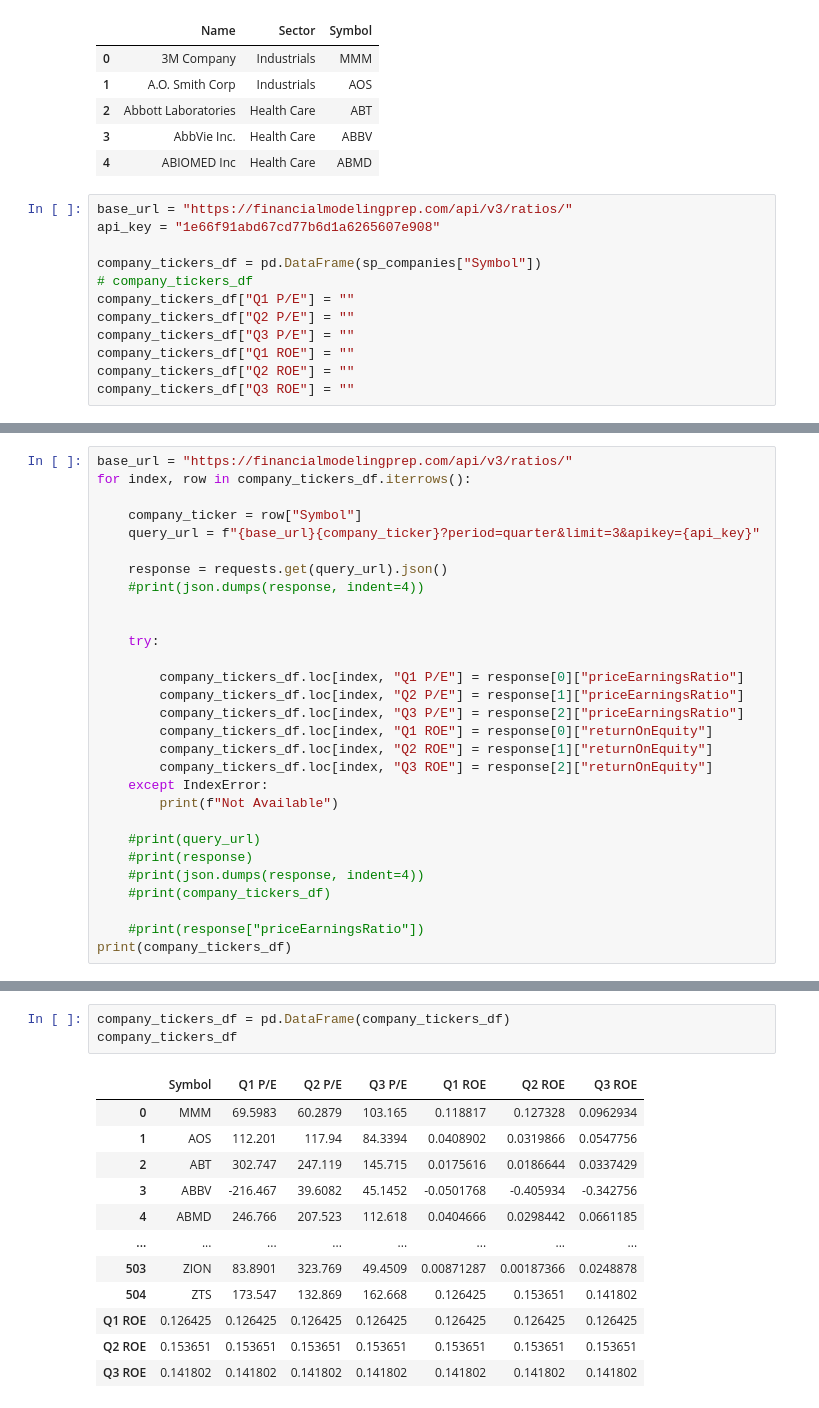
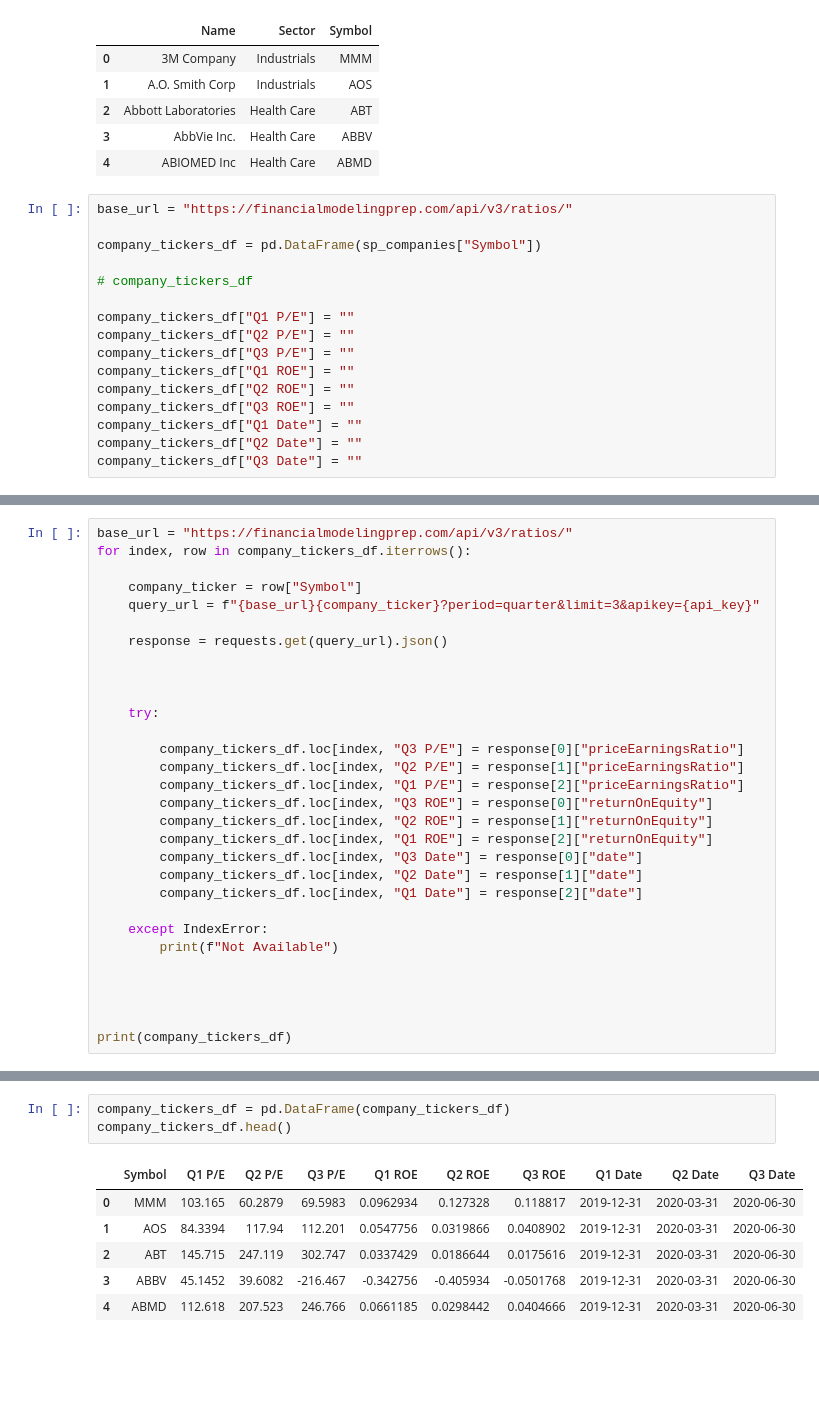
Before and after one commit to m1nsun9/Tech_Bubble_Analysis, a Jupyter notebook: S&P_DATA/financialratios_S&P.ipynb, the cells around one changed output, grey strips where cells are left out. Drawn from its saved outputs; the diff is of its cells as text; blank space fills up the shorter version.

Commit message:
financial ratio data

```diff
--- a/financialratios_S&P.ipynb
+++ b/S&P_DATA/financialratios_S&P.ipynb
@@ -41,13 +42,17 @@ sp_companies.head()
 | 4 | ABIOMED Inc | Health Care | ABMD |
 # %%
 base_url = "https://financialmodelingprep.com/api/v3/ratios/"
-api_key = "1e66f91abd67cd77b6d1a6265607e908"
 
 company_tickers_df = pd.DataFrame(sp_companies["Symbol"])
+
 # company_tickers_df
+
 company_tickers_df["Q1 P/E"] = ""
 company_tickers_df["Q2 P/E"] = ""
 company_tickers_df["Q3 P/E"] = ""
 company_tickers_df["Q1 ROE"] = ""
 company_tickers_df["Q2 ROE"] = ""
 company_tickers_df["Q3 ROE"] = ""
+company_tickers_df["Q1 Date"] = ""
+company_tickers_df["Q2 Date"] = ""
+company_tickers_df["Q3 Date"] = ""
@@ -62,26 +64,27 @@ for index, row in company_tickers_df.iterrows():
     query_url = f"{base_url}{company_ticker}?period=quarter&limit=3&apikey={api_key}"
 
     response = requests.get(query_url).json()
-    #print(json.dumps(response, indent=4))
+
 
 
     try:
 
-        company_tickers_df.loc[index, "Q1 P/E"] = response[0]["priceEarningsRatio"]
+        company_tickers_df.loc[index, "Q3 P/E"] = response[0]["priceEarningsRatio"]
         company_tickers_df.loc[index, "Q2 P/E"] = response[1]["priceEarningsRatio"]
-        company_tickers_df.loc[index, "Q3 P/E"] = response[2]["priceEarningsRatio"]
-        company_tickers_df.loc[index, "Q1 ROE"] = response[0]["returnOnEquity"]
+        company_tickers_df.loc[index, "Q1 P/E"] = response[2]["priceEarningsRatio"]
+        company_tickers_df.loc[index, "Q3 ROE"] = response[0]["returnOnEquity"]
         company_tickers_df.loc[index, "Q2 ROE"] = response[1]["returnOnEquity"]
-        company_tickers_df.loc[index, "Q3 ROE"] = response[2]["returnOnEquity"]
+        company_tickers_df.loc[index, "Q1 ROE"] = response[2]["returnOnEquity"]
+        company_tickers_df.loc[index, "Q3 Date"] = response[0]["date"]
+        company_tickers_df.loc[index, "Q2 Date"] = response[1]["date"]
+        company_tickers_df.loc[index, "Q1 Date"] = response[2]["date"]
+
     except IndexError:
         print(f"Not Available")
 
-    #print(query_url)
-    #print(response)
-    #print(json.dumps(response, indent=4))
-    #print(company_tickers_df)
 
-    #print(response["priceEarningsRatio"])
+
+
 print(company_tickers_df)
 # %% [output]
 Not Available
@@ -104,16 +107,10 @@ Q3 ROE   0.141802
 # %%
 company_tickers_df = pd.DataFrame(company_tickers_df)
-company_tickers_df
+company_tickers_df.head()
 # %% [output]
-|  | Symbol | Q1 P/E | Q2 P/E | Q3 P/E | Q1 ROE | Q2 ROE | Q3 ROE |
-| 0 | MMM | 69.5983 | 60.2879 | 103.165 | 0.118817 | 0.127328 | 0.0962934 |
-| 1 | AOS | 112.201 | 117.94 | 84.3394 | 0.0408902 | 0.0319866 | 0.0547756 |
-| 2 | ABT | 302.747 | 247.119 | 145.715 | 0.0175616 | 0.0186644 | 0.0337429 |
-| 3 | ABBV | -216.467 | 39.6082 | 45.1452 | -0.0501768 | -0.405934 | -0.342756 |
-| 4 | ABMD | 246.766 | 207.523 | 112.618 | 0.0404666 | 0.0298442 | 0.0661185 |
-| ... | ... | ... | ... | ... | ... | ... | ... |
-| 503 | ZION | 83.8901 | 323.769 | 49.4509 | 0.00871287 | 0.00187366 | 0.0248878 |
-| 504 | ZTS | 173.547 | 132.869 | 162.668 | 0.126425 | 0.153651 | 0.141802 |
-| Q1 ROE | 0.126425 | 0.126425 | 0.126425 | 0.126425 | 0.126425 | 0.126425 | 0.126425 |
-| Q2 ROE | 0.153651 | 0.153651 | 0.153651 | 0.153651 | 0.153651 | 0.153651 | 0.153651 |
-| Q3 ROE | 0.141802 | 0.141802 | 0.141802 | 0.141802 | 0.141802 | 0.141802 | 0.141802 |
+|  | Symbol | Q1 P/E | Q2 P/E | Q3 P/E | Q1 ROE | Q2 ROE | Q3 ROE | Q1 Date | Q2 Date | Q3 Date |
+| 0 | MMM | 103.165 | 60.2879 | 69.5983 | 0.0962934 | 0.127328 | 0.118817 | 2019-12-31 | 2020-03-31 | 2020-06-30 |
+| 1 | AOS | 84.3394 | 117.94 | 112.201 | 0.0547756 | 0.0319866 | 0.0408902 | 2019-12-31 | 2020-03-31 | 2020-06-30 |
+| 2 | ABT | 145.715 | 247.119 | 302.747 | 0.0337429 | 0.0186644 | 0.0175616 | 2019-12-31 | 2020-03-31 | 2020-06-30 |
+| 3 | ABBV | 45.1452 | 39.6082 | -216.467 | -0.342756 | -0.405934 | -0.0501768 | 2019-12-31 | 2020-03-31 | 2020-06-30 |
+| 4 | ABMD | 112.618 | 207.523 | 246.766 | 0.0661185 | 0.0298442 | 0.0404666 | 2019-12-31 | 2020-03-31 | 2020-06-30 |
```
Also changed, not shown: parts of 4 cells of this notebook, 1 other file.
